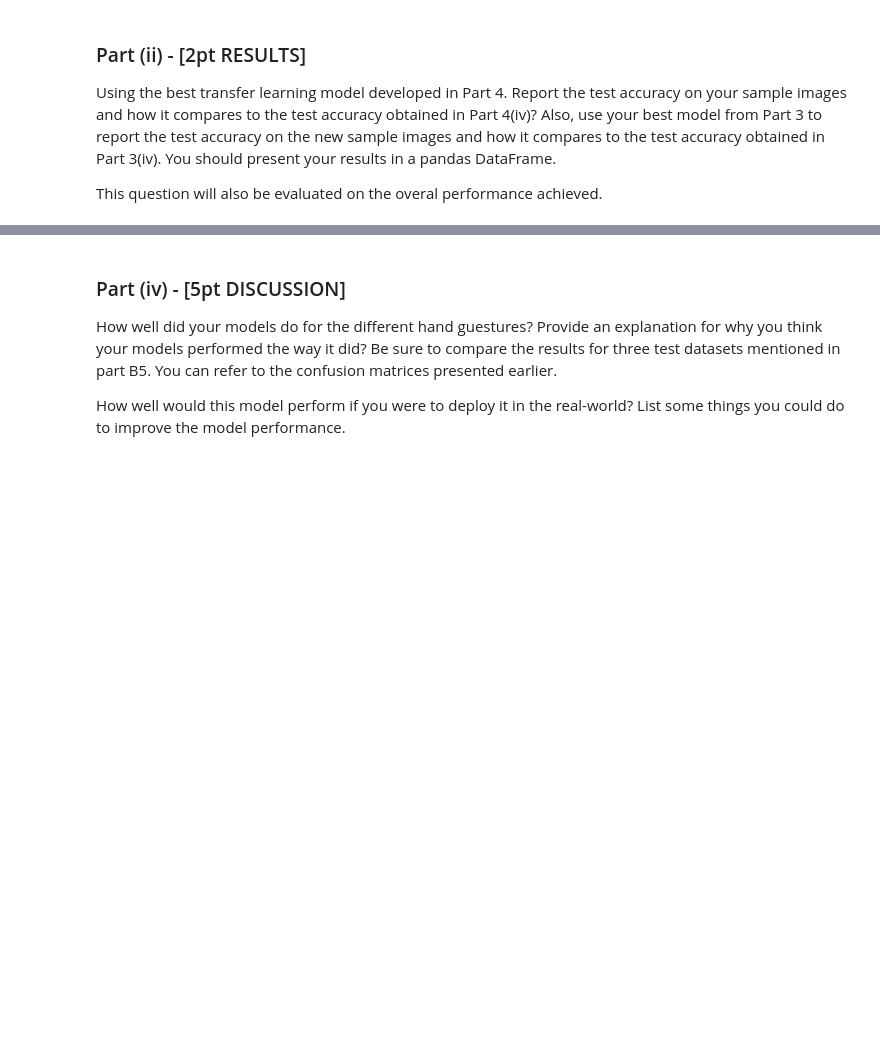
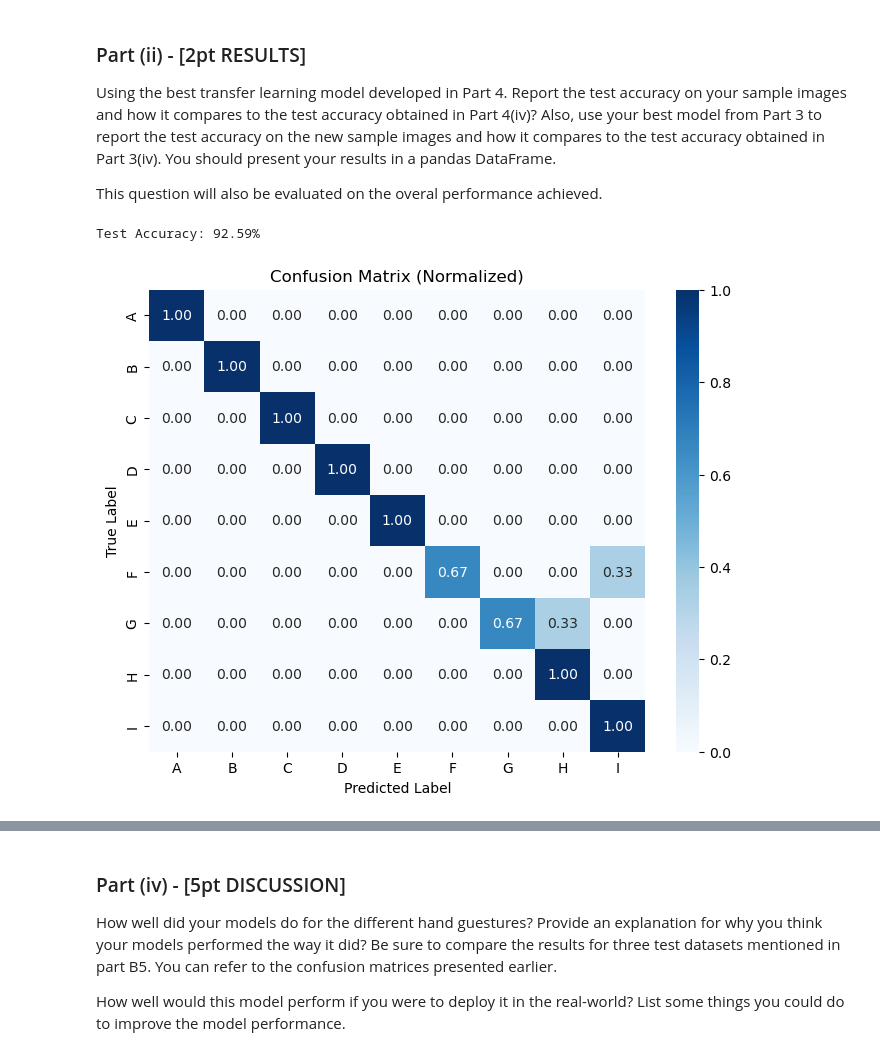
Before and after one commit to iolj-uoft/MIE1517-Intro-to-Deep-Learning, a Jupyter notebook: 2_Assignments/A2_CNN/A2.ipynb, the cells around one changed output, grey strips where cells are left out. Cells and saved outputs as stored; diff of their text form; code cells hidden in the pictures; blank space fills up the shorter version.

```diff
--- a/2_Assignments/A2_CNN/A2.ipynb
+++ b/2_Assignments/A2_CNN/A2.ipynb
@@ -777,9 +637,6 @@ output a tensor of shape Nx256x6x6 . (N = batch size).
 Compute the AlexNet features for each of your training, validation, and test data. Here is an example code
 snippet showing how you can compute the AlexNet features for some images (your actual code might be
 different):
-# %%
-# img = ... a PyTorch tensor with shape [N,3,224,224] containing hand images ...
-features = alexnet.features(img)
 # %% [markdown]
 **Save the computed features**. You will be using these features as input to your neural network in Part
 (ii), and you do not want to re-compute the features every time. Instead, run *alexnet.features* once for
@@ -1493,3 +1309,32 @@ Load and process the hand gesture images you had collected so that they can easi
+# %%
+import torch
+import numpy as np
+from torch.utils.data import Dataset
+
+class FeatureDataset(Dataset):
+    def __init__(self, feature_file, selected_filenames=None):
+        self.features = np.load(feature_file, allow_pickle=True)  # Load .npz file
+        self.file_keys = list(self.features.keys())  # Get all stored filenames
+
+        # If specific filenames are provided, filter them
+        if selected_filenames:
+            self.file_keys = [f for f in self.file_keys if f in selected_filenames]
+
+        # Define label mapping (A → 0, B → 1, ..., I → 8)
+        self.label_mapping = {char: idx for idx, char in enumerate("ABCDEFGHI")}
+
+    def __len__(self):
+        return len(self.file_keys)
+
+    def __getitem__(self, idx):
+        file_name = self.file_keys[idx]  # Get filename
+        feature = self.features[file_name]  # Get corresponding feature vector
+
+        # ✅ Extract label from filename (assumed format: "PersonID_ClassID_Extra.jpg")
+        class_label_letter = file_name.split("_")[1]  # Extract the letter (e.g., 'A', 'B', ..., 'I')
+        class_label = self.label_mapping[class_label_letter]  # Convert letter to number
+
+        return torch.tensor(feature, dtype=torch.float32), torch.tensor(class_label, dtype=torch.long)
 # %% [markdown]
 ### Part (ii) - [2pt RESULTS]
 Using the best transfer learning model developed in Part 4. Report the test accuracy on your sample images and how it compares to the test accuracy obtained in Part 4(iv)? Also, use your best model from Part 3 to report the test accuracy on the new sample images and how it compares to the test accuracy obtained in Part 3(iv). You should present your results in a pandas DataFrame.
@@ -1500,3 +1343,17 @@ This question will also be evaluated on the overal performance achieved.
+# %%
+# TO BE COMPLETED
+# Path to self-collected dataset features
+self_collected_feature_file = "image_features_Alex_self_collected.npz"
+
+# Create dataset for self-collected images (with true labels)
+self_collected_test_dataset = FeatureDataset(self_collected_feature_file)
+
+# Create DataLoader
+self_collected_test_loader = torch.utils.data.DataLoader(self_collected_test_dataset, batch_size=32, shuffle=False)
+self_collected_test_accuracy = train(model=trained_model, dataset=self_collected_test_dataset, batch_size=64, train=False)
+# %% [output]
+Test Accuracy: 92.59%
+[figure, added]
 # %% [markdown]
 ### Part (iii) - [3pt RESULTS]
 
```
Also changed, not shown: parts of 54 cells of this notebook, 3 other files.
